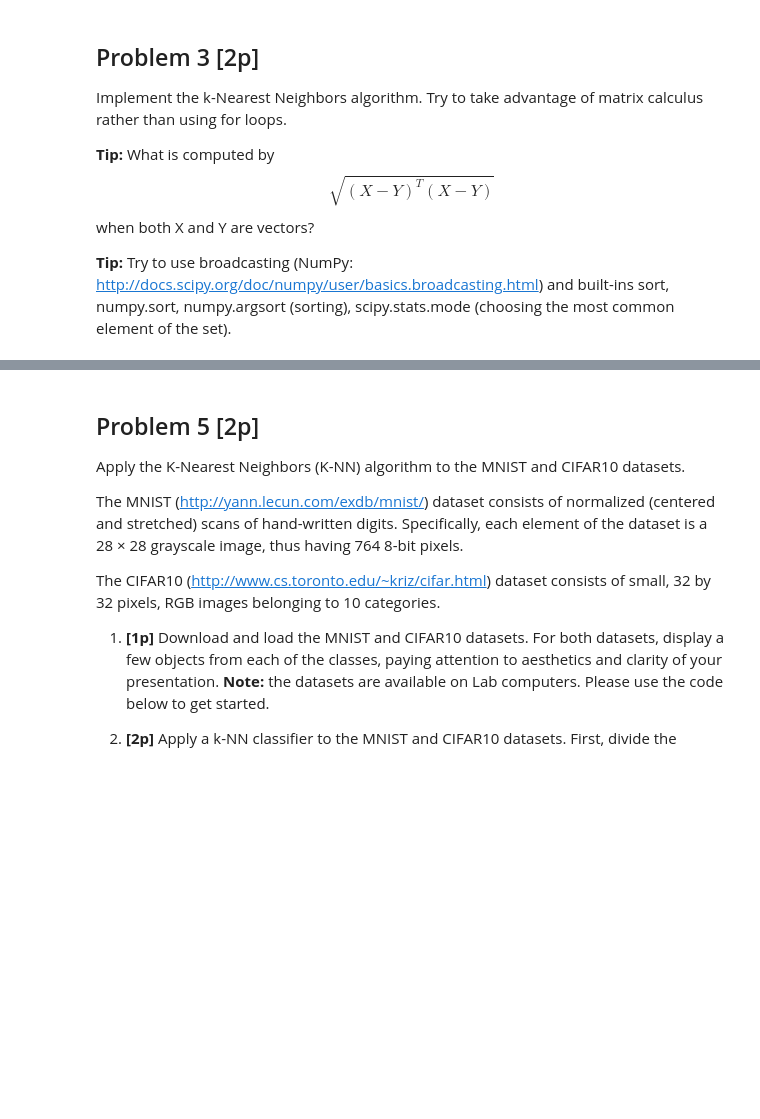
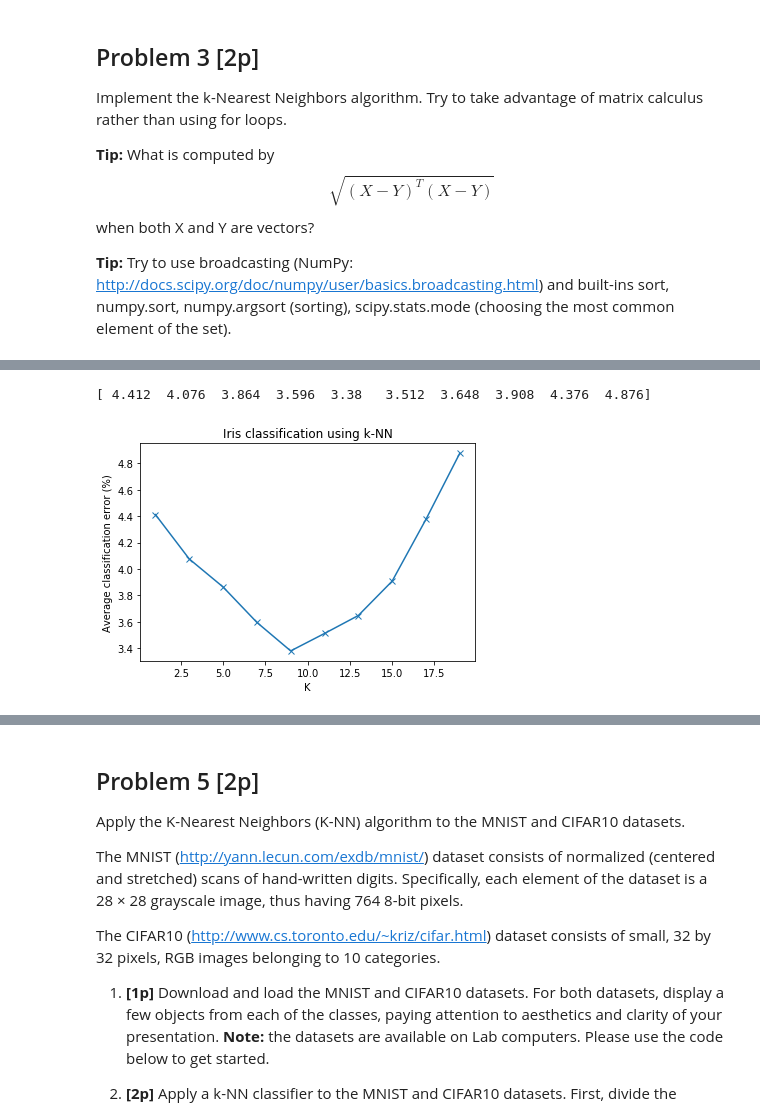
Before and after one commit to eilice/nn, a Jupyter notebook: assignment1/Assignment1.ipynb, the cells around one changed output, grey strips where cells are left out. Saved outputs shown, nothing was run; the diff lists cells and outputs as text; code cells hidden in the pictures; blank space fills up the shorter version.

```diff
--- a/assignment1/Assignment1.ipynb
+++ b/assignment1/Assignment1.ipynb
@@ -303,15 +306,17 @@ def KNN(train_X, train_Y, test_X, test_Y, ks, batch_size=200):
     for i in xrange(0, test_Y.shape[0], batch_size):
         batch_X = test_X[i:i + batch_size]
         batch_Y = test_Y[i:i + batch_size]
-        print("Examples %d:%d Computing distances... " %
-              (i, i + batch_size), end='')
+        print("Examples %d:%d Computing distances... " % (i, i + batch_size))
 
         #
         # TODO: fill in an efficient distance matrix computation
+        #print(train_Y.shape)
+        y = np.diag(train_X.dot(train_X.transpose()))
+        #print(y.shape)
+        xy = train_X.dot(batch_X.transpose())
+        dists = y.reshape(y.shape[0],1) - 2*xy
         #
-        dists = batch_X.transpose().dot(test_X)
-
-        print("Sorting... ", end='')
+        print("Sorting... ")
         closest = np.argsort(dists, 0)
 
         print("Computing errors...")
@@ -322,8 +327,10 @@ def KNN(train_X, train_Y, test_X, test_Y, ks, batch_size=200):
             predictions = predictions.ravel()
             #
             # TODO: fill in error count computation
+            diff = np.not_equal(predictions, batch_Y)
+            #print(diff.sum())
             #
-            errs[ki] += TODO
+            errs[ki] += diff.sum()
 
     errs /= test_Y.shape
-    return np.vstack((ks, errs))
+    return (ks, errs)
@@ -336,0 +337,20 @@ print (m.dot(n.transpose()))
+# %%
+data2 = np.array(data).transpose()
+# %%
+n = 500
+k = range(1,20,2)
+averrs = np.zeros(len(k))
+m = int(np.floor(2*len(data2)/3))
+for i in xrange(n):
+    r = np.random.permutation(len(data2))
+    features = data2[r]
+    targets = iris.target[r]
+    #print(data2.shape, targets.shape)
+    train_X = features[:m]
+    train_Y = targets[:m]
+    test_X = features[m:]
+    test_Y = targets[m:]
+    ks, err = KNN(train_X, train_Y, test_X, test_Y, k)
+    averrs += err
+averrs = 100*averrs/n
+print(err, averrs)
@@ -337,3 +375,12 @@ print (m.dot(n.transpose()))
+# %%
+plt.plot(ks, averrs, marker='x')
+plt.title("Iris classification using k-NN")
+plt.ylabel("Average classification error (%)")
+plt.xlabel("K")
+print (averrs)
+# %% [output]
+[ 4.412  4.076  3.864  3.596  3.38   3.512  3.648  3.908  4.376  4.876]
+[figure, added]
 # %% [markdown]
 ## Problem 4 [2p]
 Consider the following experiment:
```
Also changed, not shown: parts of 4 cells of this notebook.
